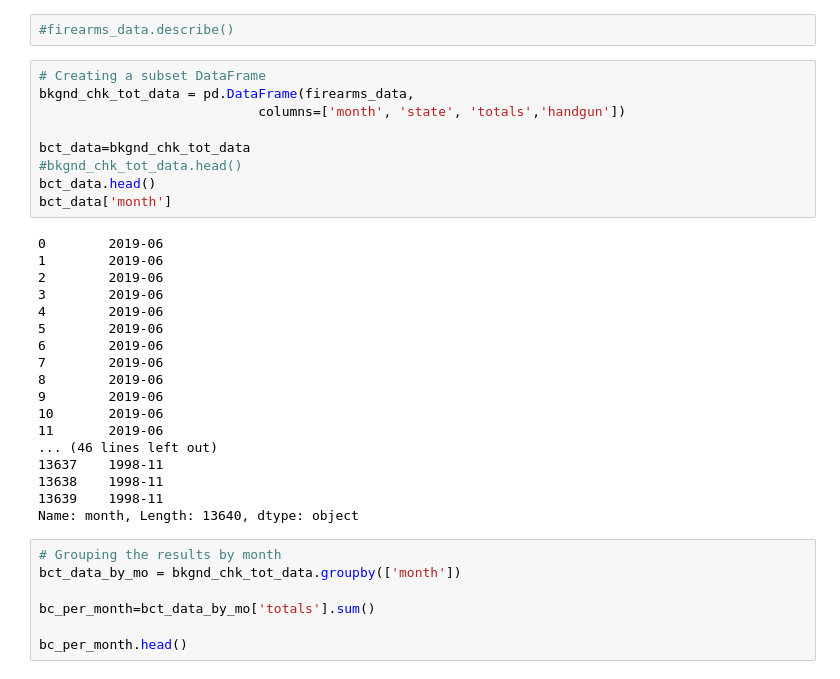
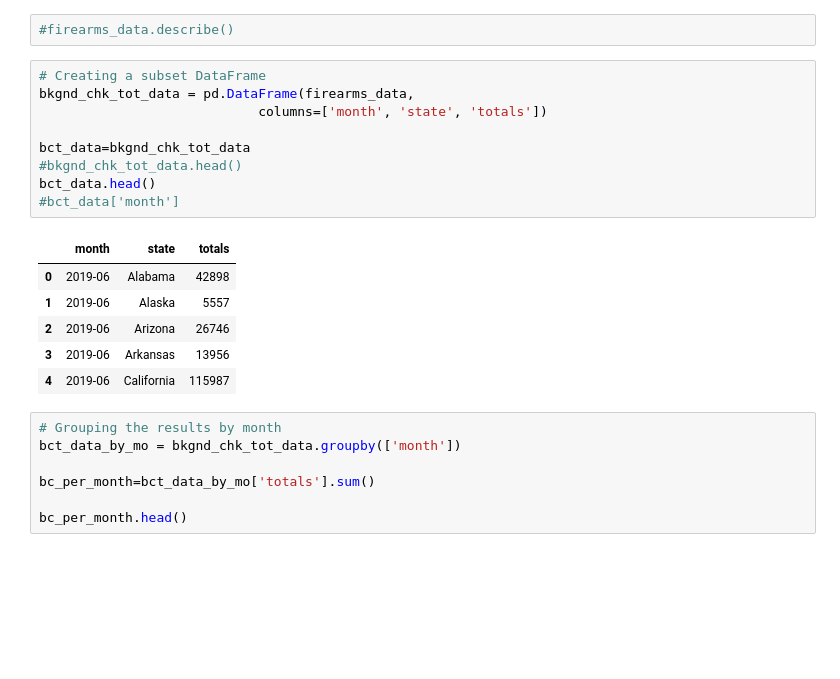
Before and after one commit to vabigdatamover/dream-team, a Jupyter notebook: GraphingFirearms_v1_Mike.ipynb, the cells around one changed output. Cells and saved outputs as stored; diff of their text form; blank space fills up the shorter version.

```diff
--- a/GraphingFirearms_v1_Mike.ipynb
+++ b/GraphingFirearms_v1_Mike.ipynb
@@ -207,30 +207,19 @@ firearms_data.head(1)
 # %%
 # Creating a subset DataFrame
 bkgnd_chk_tot_data = pd.DataFrame(firearms_data,
-                            columns=['month', 'state', 'totals','handgun'])
+                            columns=['month', 'state', 'totals'])
 
 bct_data=bkgnd_chk_tot_data
 #bkgnd_chk_tot_data.head()
 bct_data.head()
-bct_data['month']
+#bct_data['month']
 # %% [output]
-0        2019-06
-1        2019-06
-2        2019-06
-3        2019-06
-4        2019-06
-5        2019-06
-6        2019-06
-7        2019-06
-8        2019-06
-9        2019-06
-10       2019-06
-11       2019-06
-... (46 lines left out)
-13637    1998-11
-13638    1998-11
-13639    1998-11
-Name: month, Length: 13640, dtype: object
+|  | month | state | totals |
+| 0 | 2019-06 | Alabama | 42898 |
+| 1 | 2019-06 | Alaska | 5557 |
+| 2 | 2019-06 | Arizona | 26746 |
+| 3 | 2019-06 | Arkansas | 13956 |
+| 4 | 2019-06 | California | 115987 |
 # %%
 # Grouping the results by month
 bct_data_by_mo = bkgnd_chk_tot_data.groupby(['month'])
```
Also changed, not shown: parts of 1 cell of this notebook, 1 other file.
